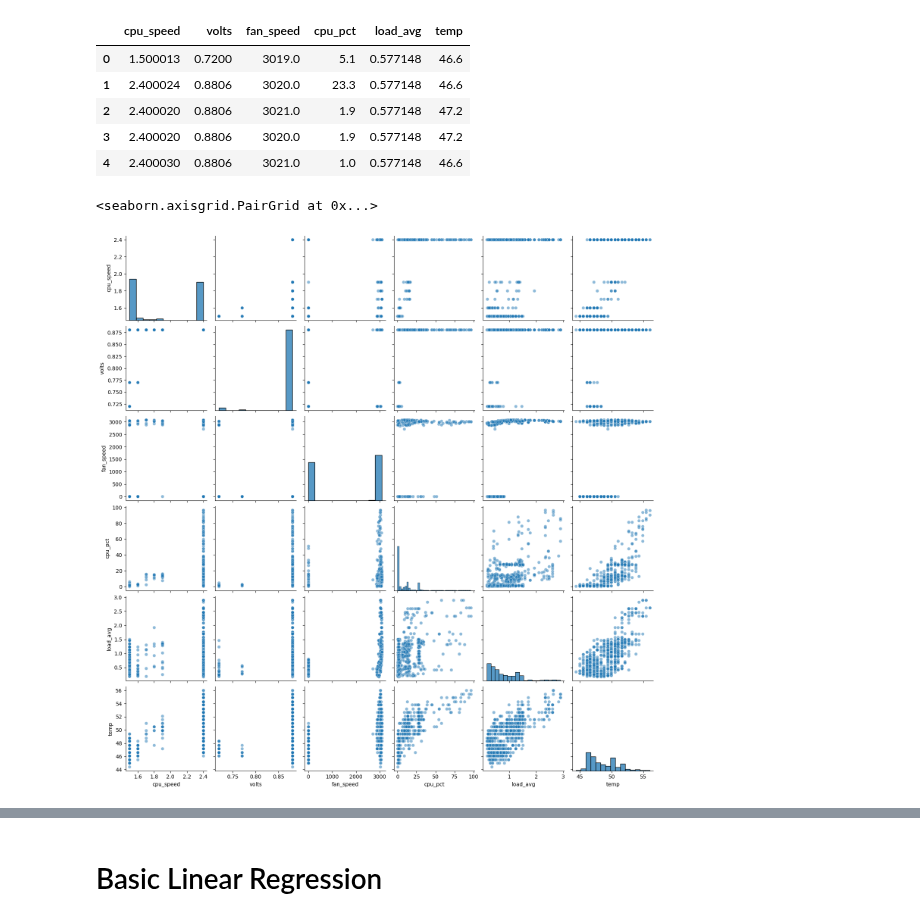
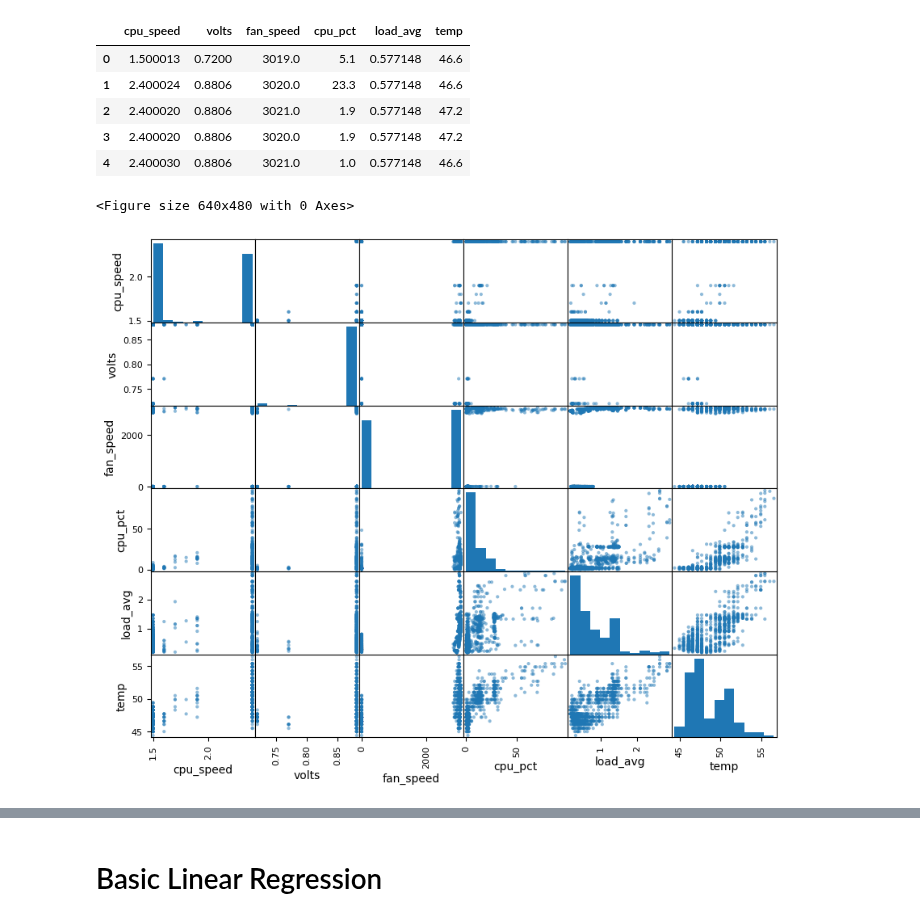
Before and after one commit to raspberrypipress/ai-projects-raspberrypi, a Jupyter notebook: eg/ch02/Analyse CPU Data.ipynb, the cells around one changed output, grey strips where cells are left out. Drawn from its saved outputs; the diff is of its cells as text; code cells hidden in the pictures.

```diff
--- a/eg/ch02/Analyse CPU Data.ipynb
+++ b/eg/ch02/Analyse CPU Data.ipynb
@@ -9,9 +8,6 @@ import re
 import os
 import time
 from datetime import datetime
-# %%
-%matplotlib inline
-rcParams['figure.figsize'] = 5, 4
 # %%
 df = pd.read_csv("readings.csv")
 display(df.head())
@@ -23,8 +19,10 @@ display(df.head())
 | 3 | 2.400020 | 0.8806 | 3020.0 | 1.9 | 0.577148 | 47.2 |
 | 4 | 2.400030 | 0.8806 | 3021.0 | 1.0 | 0.577148 | 46.6 |
 # %%
-sns.pairplot(df.sample(1000), plot_kws=dict(alpha=0.5))
+plt.clf()
+scatter_matrix(df.sample(1000), figsize=(10, 8))
+plt.show()
 # %% [output]
-<seaborn.axisgrid.PairGrid at 0x...>
+<Figure size 640x480 with 0 Axes>
-[figure, old version]
+[figure, new version]
 # %%
```
Also changed, not shown: parts of 6 cells of this notebook, 1 other file.
